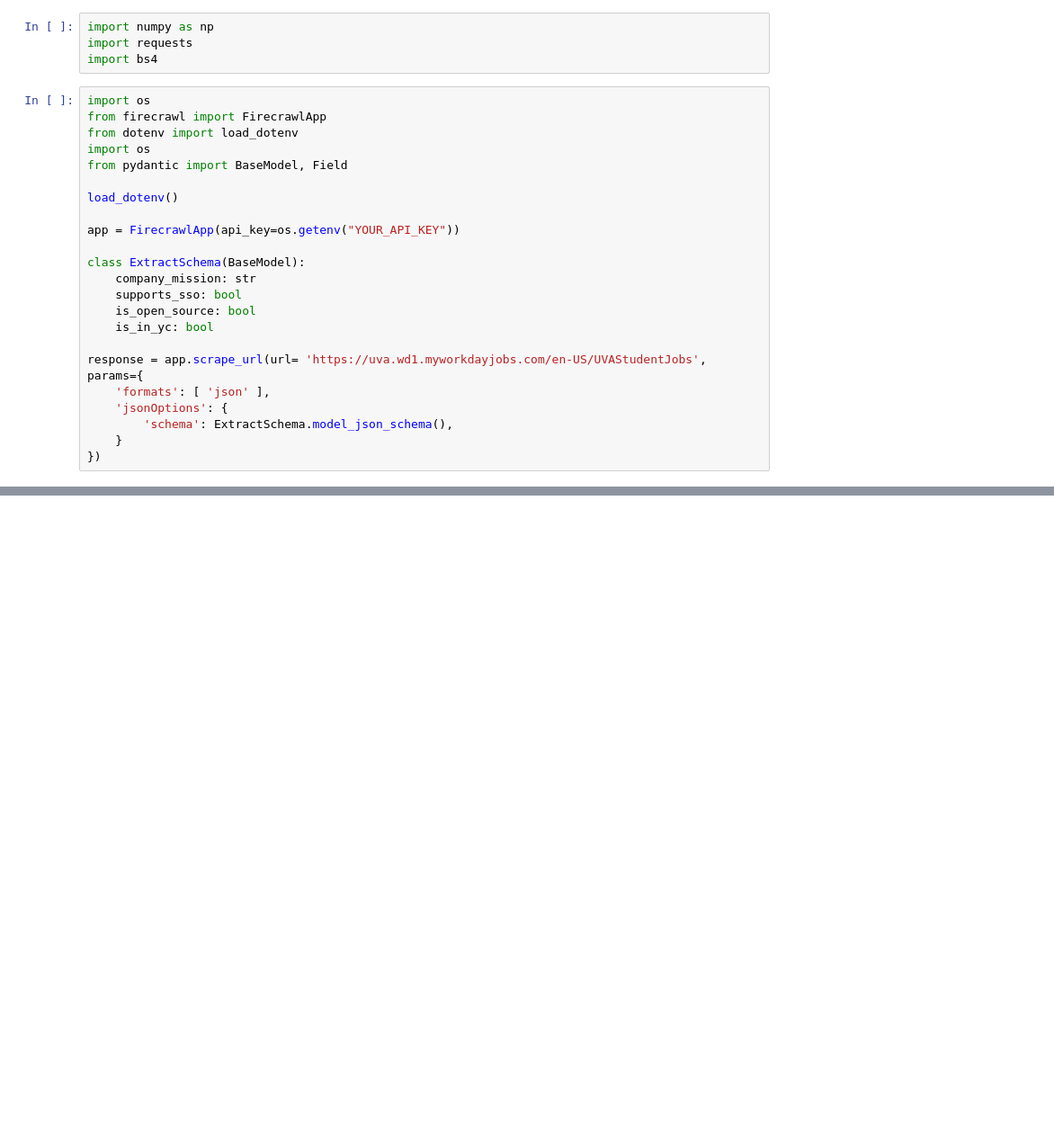
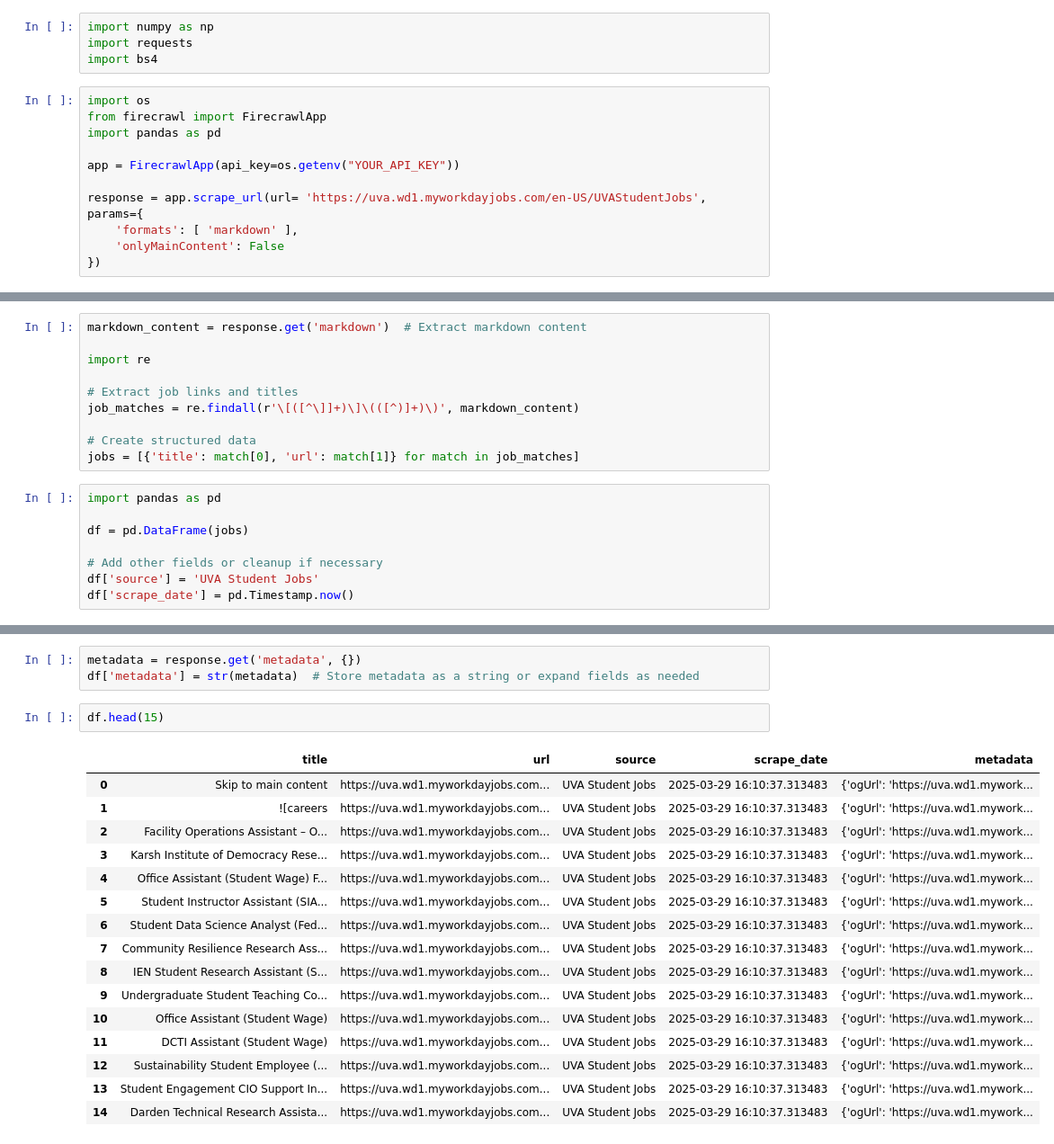
Before and after one commit to JuneWayne/CavHire, a Jupyter notebook: datacollection/datascraping.ipynb, the cells around one changed output, grey strips where cells are left out. Shown: that part at 90% size. Cells and saved outputs as stored; diff of their text form; blank space fills up the shorter version.

Commit message:
Updated data scraping and cleaning

```diff
--- a/datacollection/datascraping.ipynb
+++ b/datacollection/datascraping.ipynb
@@ -5,25 +5,13 @@ import bs4
 # %%
 import os
 from firecrawl import FirecrawlApp
-from dotenv import load_dotenv
-import os
-from pydantic import BaseModel, Field
-
-load_dotenv()
+import pandas as pd
 
 app = FirecrawlApp(api_key=os.getenv("YOUR_API_KEY"))
 
-class ExtractSchema(BaseModel):
-    company_mission: str
-    supports_sso: bool
-    is_open_source: bool
-    is_in_yc: bool
-
 response = app.scrape_url(url= 'https://uva.wd1.myworkdayjobs.com/en-US/UVAStudentJobs', params={
-	'formats': [ 'json' ],
-    'jsonOptions': {
-        'schema': ExtractSchema.model_json_schema(),
-	}
+	'formats': [ 'markdown' ],
+    'onlyMainContent': False
 })
 # %%
 print(response)
@@ -31,0 +45,18 @@ print(response)
+# %%
+markdown_content = response.get('markdown')  # Extract markdown content
+
+import re
+
+# Extract job links and titles
+job_matches = re.findall(r'\[([^\]]+)\]\(([^)]+)\)', markdown_content)
+
+# Create structured data
+jobs = [{'title': match[0], 'url': match[1]} for match in job_matches]
+# %%
+import pandas as pd
+
+df = pd.DataFrame(jobs)
+
+# Add other fields or cleanup if necessary
+df['source'] = 'UVA Student Jobs'
+df['scrape_date'] = pd.Timestamp.now()
@@ -31,0 +72,22 @@ print(response)
+# %%
+metadata = response.get('metadata', {})
+df['metadata'] = str(metadata)  # Store metadata as a string or expand fields as needed
+# %%
+df.head(15)
+# %% [output]
+|  | title | url | source | scrape_date | metadata |
+| 0 | Skip to main content | https://uva.wd1.myworkdayjobs.com... | UVA Student Jobs | 2025-03-29 16:10:37.313483 | {'ogUrl': 'https://uva.wd1.mywork... |
+| 1 | ![careers | https://uva.wd1.myworkdayjobs.com... | UVA Student Jobs | 2025-03-29 16:10:37.313483 | {'ogUrl': 'https://uva.wd1.mywork... |
+| 2 | Facility Operations Assistant – O... | https://uva.wd1.myworkdayjobs.com... | UVA Student Jobs | 2025-03-29 16:10:37.313483 | {'ogUrl': 'https://uva.wd1.mywork... |
+| 3 | Karsh Institute of Democracy Rese... | https://uva.wd1.myworkdayjobs.com... | UVA Student Jobs | 2025-03-29 16:10:37.313483 | {'ogUrl': 'https://uva.wd1.mywork... |
+| 4 | Office Assistant (Student Wage) F... | https://uva.wd1.myworkdayjobs.com... | UVA Student Jobs | 2025-03-29 16:10:37.313483 | {'ogUrl': 'https://uva.wd1.mywork... |
+| 5 | Student Instructor Assistant (SIA... | https://uva.wd1.myworkdayjobs.com... | UVA Student Jobs | 2025-03-29 16:10:37.313483 | {'ogUrl': 'https://uva.wd1.mywork... |
+| 6 | Student Data Science Analyst (Fed... | https://uva.wd1.myworkdayjobs.com... | UVA Student Jobs | 2025-03-29 16:10:37.313483 | {'ogUrl': 'https://uva.wd1.mywork... |
+| 7 | Community Resilience Research Ass... | https://uva.wd1.myworkdayjobs.com... | UVA Student Jobs | 2025-03-29 16:10:37.313483 | {'ogUrl': 'https://uva.wd1.mywork... |
+| 8 | IEN Student Research Assistant (S... | https://uva.wd1.myworkdayjobs.com... | UVA Student Jobs | 2025-03-29 16:10:37.313483 | {'ogUrl': 'https://uva.wd1.mywork... |
+| 9 | Undergraduate Student Teaching Co... | https://uva.wd1.myworkdayjobs.com... | UVA Student Jobs | 2025-03-29 16:10:37.313483 | {'ogUrl': 'https://uva.wd1.mywork... |
+| 10 | Office Assistant (Student Wage) | https://uva.wd1.myworkdayjobs.com... | UVA Student Jobs | 2025-03-29 16:10:37.313483 | {'ogUrl': 'https://uva.wd1.mywork... |
+| 11 | DCTI Assistant (Student Wage) | https://uva.wd1.myworkdayjobs.com... | UVA Student Jobs | 2025-03-29 16:10:37.313483 | {'ogUrl': 'https://uva.wd1.mywork... |
+| 12 | Sustainability Student Employee (... | https://uva.wd1.myworkdayjobs.com... | UVA Student Jobs | 2025-03-29 16:10:37.313483 | {'ogUrl': 'https://uva.wd1.mywork... |
+| 13 | Student Engagement CIO Support In... | https://uva.wd1.myworkdayjobs.com... | UVA Student Jobs | 2025-03-29 16:10:37.313483 | {'ogUrl': 'https://uva.wd1.mywork... |
+| 14 | Darden Technical Research Assista... | https://uva.wd1.myworkdayjobs.com... | UVA Student Jobs | 2025-03-29 16:10:37.313483 | {'ogUrl': 'https://uva.wd1.mywork... |
```
Also changed, not shown: parts of 5 cells of this notebook, 2 other files.
